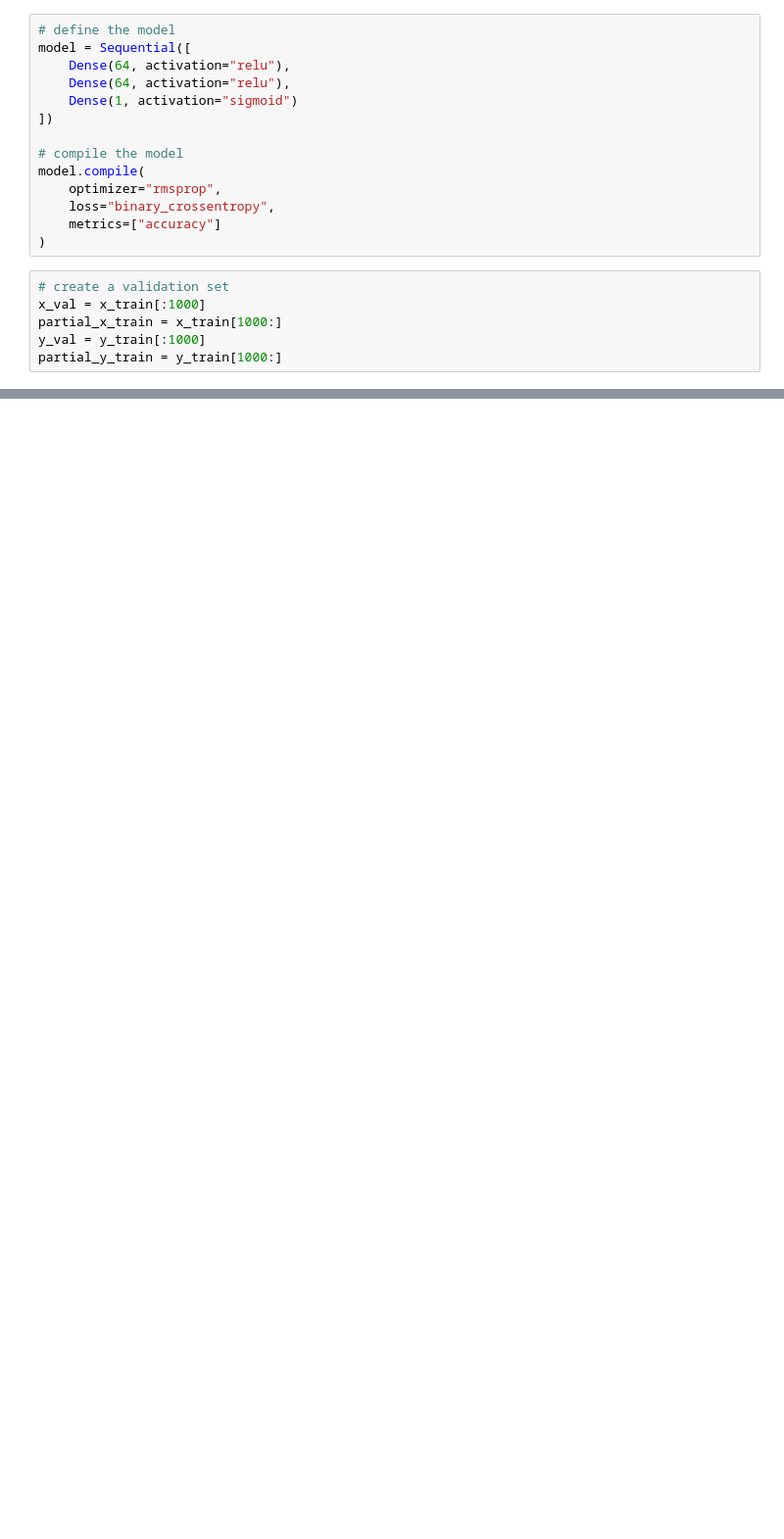
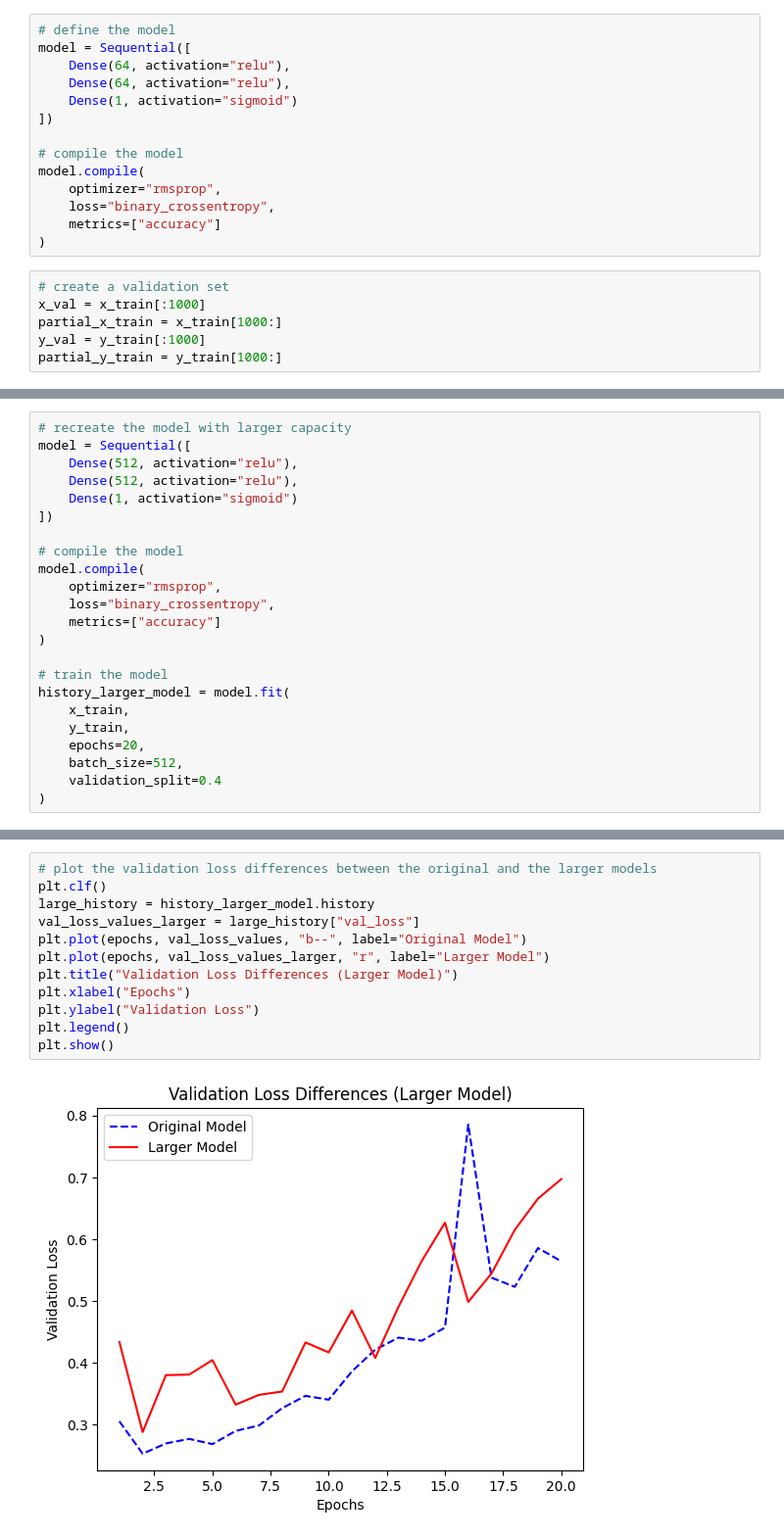
Before and after one commit to Ernestotle/Classify-Movie-Reviews-with-Deep-Learning, a Jupyter notebook: classifierDL.ipynb, the cells around one changed output, grey strips where cells are left out. Shown at 98% size. Cells and saved outputs as stored; diff of their text form; blank space fills up the shorter version.

```diff
--- a/classifierDL.ipynb
+++ b/classifierDL.ipynb
@@ -144,0 +202,23 @@ Accuracy: 0.8652799725532532
+# %%
+# recreate the model with larger capacity
+model = Sequential([
+    Dense(512, activation="relu"),
+    Dense(512, activation="relu"),
+    Dense(1, activation="sigmoid")
+])
+
+# compile the model
+model.compile(
+    optimizer="rmsprop",
+    loss="binary_crossentropy",
+    metrics=["accuracy"]
+)
+
+# train the model
+history_larger_model = model.fit(
+    x_train,
+    y_train,
+    epochs=20,
+    batch_size=512,
+    validation_split=0.4
+)
@@ -144,0 +243,14 @@ Accuracy: 0.8652799725532532
+# %%
+# plot the validation loss differences between the original and the larger models
+plt.clf()
+large_history = history_larger_model.history
+val_loss_values_larger = large_history["val_loss"]
+plt.plot(epochs, val_loss_values, "b--", label="Original Model")
+plt.plot(epochs, val_loss_values_larger, "r", label="Larger Model")
+plt.title("Validation Loss Differences (Larger Model)")
+plt.xlabel("Epochs")
+plt.ylabel("Validation Loss")
+plt.legend()
+plt.show()
+# %% [output]
+[figure, added]
```
Also changed, not shown: parts of 12 cells of this notebook.
